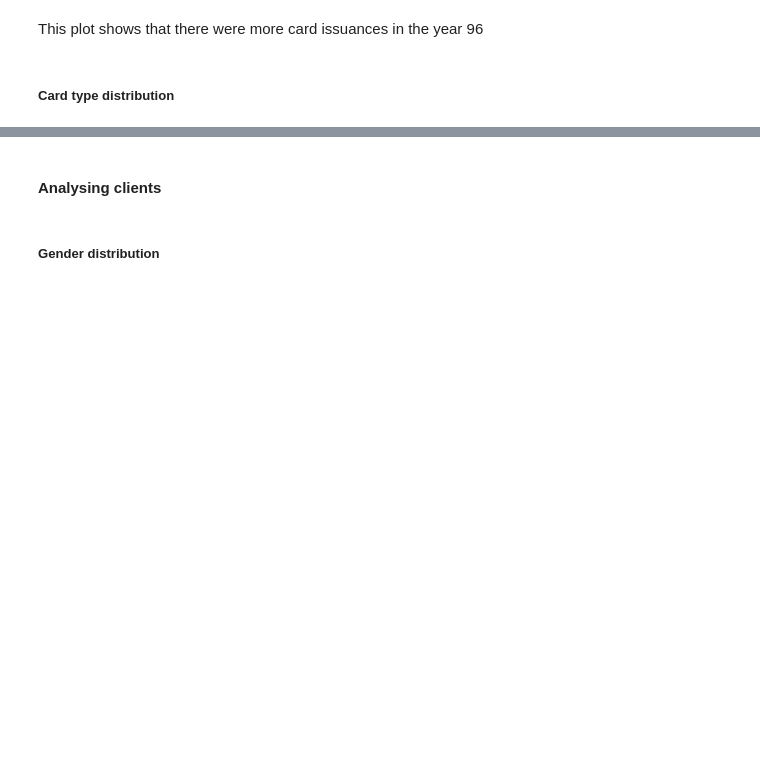
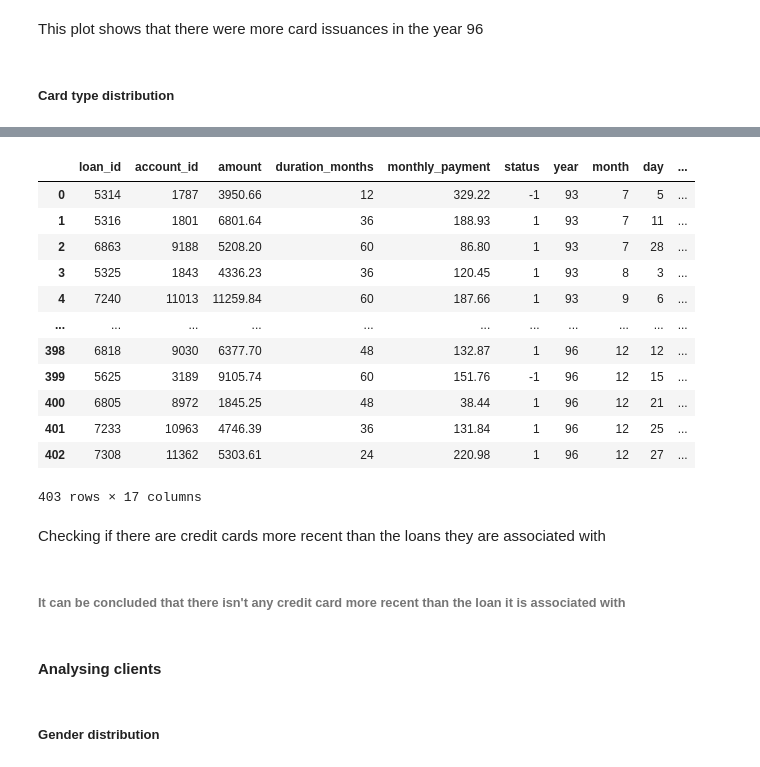
Before and after one commit to bdmendes/feup-ac-banking, a Jupyter notebook: stats.ipynb, the cells around one changed output, grey strips where cells are left out. Saved outputs shown, nothing was run; the diff lists cells and outputs as text; code cells hidden in the pictures; blank space fills up the shorter version.

```diff
--- a/stats.ipynb
+++ b/stats.ipynb
@@ -326,0 +356,20 @@ graphs.plot_card_type_distribution(cards)
+# %%
+loan_cards = loans_dev.merge(cards_disp, on="account_id")
+loan_cards
+# here he could create a feature and analyse the impact of having two cards in the loans status
+# %% [output]
+|  | loan_id | account_id | amount | duration_months | monthly_payment | status | year | month | day | ... |
+| 0 | 5314 | 1787 | 3950.66 | 12 | 329.22 | -1 | 93 | 7 | 5 | ... |
+| 1 | 5316 | 1801 | 6801.64 | 36 | 188.93 | 1 | 93 | 7 | 11 | ... |
+| 2 | 6863 | 9188 | 5208.20 | 60 | 86.80 | 1 | 93 | 7 | 28 | ... |
+| 3 | 5325 | 1843 | 4336.23 | 36 | 120.45 | 1 | 93 | 8 | 3 | ... |
+| 4 | 7240 | 11013 | 11259.84 | 60 | 187.66 | 1 | 93 | 9 | 6 | ... |
+| ... | ... | ... | ... | ... | ... | ... | ... | ... | ... | ... |
+| 398 | 6818 | 9030 | 6377.70 | 48 | 132.87 | 1 | 96 | 12 | 12 | ... |
+| 399 | 5625 | 3189 | 9105.74 | 60 | 151.76 | -1 | 96 | 12 | 15 | ... |
+| 400 | 6805 | 8972 | 1845.25 | 48 | 38.44 | 1 | 96 | 12 | 21 | ... |
+| 401 | 7233 | 10963 | 4746.39 | 36 | 131.84 | 1 | 96 | 12 | 25 | ... |
+| 402 | 7308 | 11362 | 5303.61 | 24 | 220.98 | 1 | 96 | 12 | 27 | ... |
+403 rows × 17 columns
+# %% [markdown]
+Checking if there are credit cards more recent than the loans they are associated with
@@ -327,3 +391,5 @@ graphs.plot_card_type_distribution(cards)
+# %% [markdown]
+###### It can be concluded that there isn't any credit card more recent than the loan it is associated with
 # %% [markdown]
 #### Analysing clients
 # %% [markdown]
```
Also changed, not shown: parts of 5 cells of this notebook, 1 other file.
